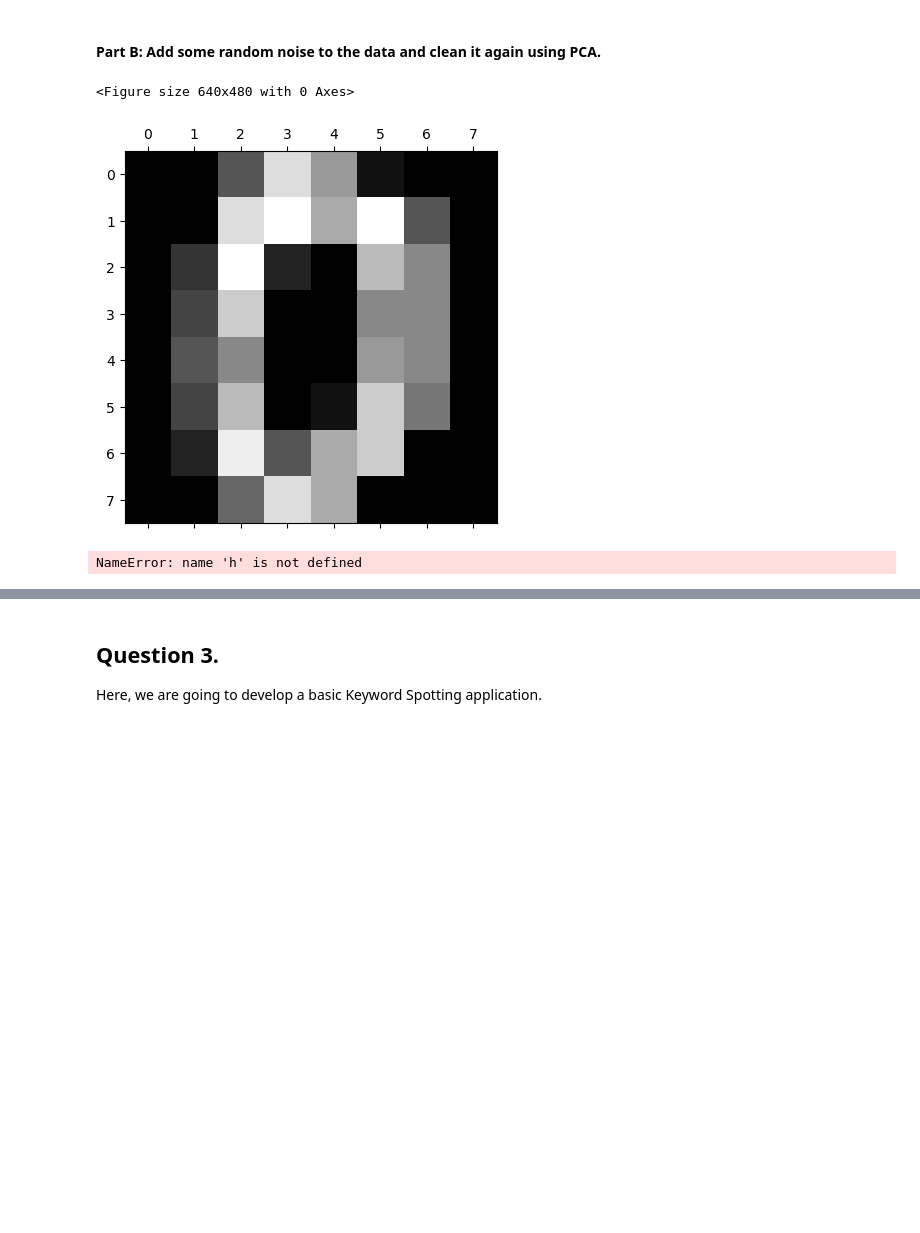
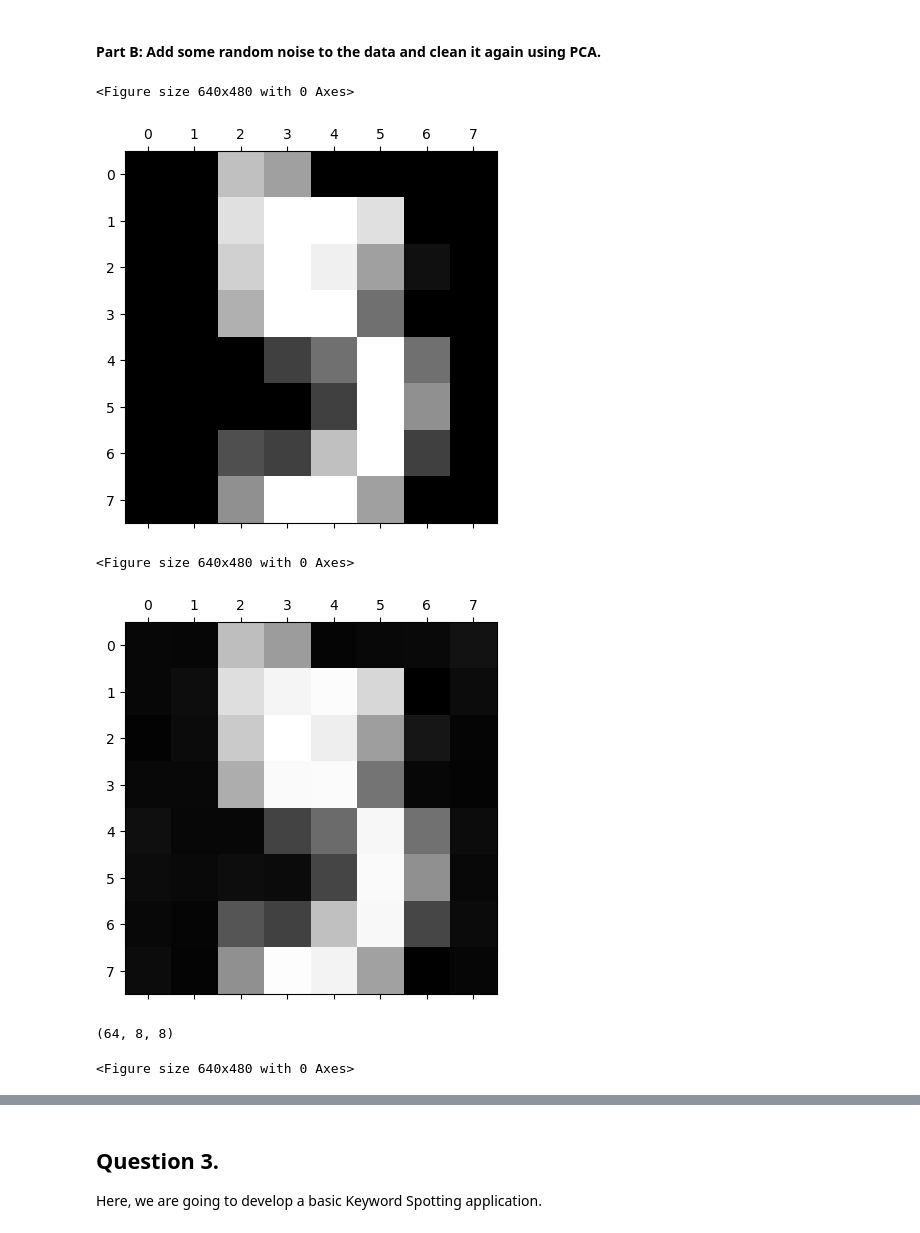
Before and after one commit to FarsanBaloo/DVA256, a Jupyter notebook: EXERCISE3/Exercise 3.ipynb, the cells around one changed output, grey strips where cells are left out. Drawn from its saved outputs; the diff is of its cells as text; code cells hidden in the pictures; blank space fills up the shorter version.

```diff
--- a/EXERCISE3/Exercise 3.ipynb
+++ b/EXERCISE3/Exercise 3.ipynb
@@ -475,10 +472,22 @@ def plot_image(imgData):
     ###
     # Tips: If you want to use the flatten data then you need reshape the data into 8*8 array
 
+
+#def plot_gallery(images, titles, h, w, n_row=3, n_col=4):
+    """plt.figure(figsize=(1.8 * n_col, 2.4 * n_row))
+    plt.subplots_adjust(bottom=0, left=0.01, right=0.99, top=0.90, hspace=0.35)
+    for i in range(n_row * n_col):
+        plt.subplot(n_row, n_col, i + 1)
+        plt.imshow(images[i].reshape((h, w)), cmap=plt.cm.gray)
+        plt.title(titles[i], size=12)
+        plt.xticks(())
+        plt.yticks(())"""
+
+
+
     plt.gray()
     plt.matshow(imgData)
     plt.show()
-
 
 for i, image in enumerate(images):
     plot_image(image)
@@ -571,6 +577,7 @@ visualizePCA(pca_components, digtarget)
 # %% [markdown]
 #### <strong>Part B:</strong> Add some random noise to the data and clean it again using PCA.
 # %%
+
 # PCA is one of the tools to clean noisy data.
 # We will first add some random noise to the data to demonstrate how to clean noisy data using PCA.
 
@@ -580,7 +587,7 @@ visualizePCA(pca_components, digtarget)
 #  INSERT YOUR CODE BELOW                 #
 ###########################################
 
-plot_image(digits.images[0])
+plot_image(digits.images[5])
 
 
 
@@ -608,43 +615,60 @@ def add_noise_to_data(data):
     rng = np.random.RandomState(0)
     noise = rng.normal(scale=0.25, size=data.shape)
     X_noisy = data + noise
+    #new_noisy = np.reshape(X_noisy, (1797, 8, 8))
+
+    return X_noisy
 
     # ploting the noisy face images after computing the principle components
-    X_noisy_faces = X_noisy.reshape((X_noisy.shape[0], h, w))
+    #X_noisy_faces = X_noisy.reshape((X_noisy.shape[0], h, w))
 
-    X_noisy_faces_titles = ["%s" % y[i] for i in range(X_noisy_faces.shape[0])]
-    plot_gallery(X_noisy_faces, X_noisy_faces_titles, h, w)
+    #X_noisy_faces_titles = ["%s" % y[i] for i in range(X_noisy_faces.shape[0])]
+    #plot_gallery(X_noisy_faces, X_noisy_faces_titles, h, w)
 
-    pass
 
 
 ################################################
 #  Call the function to add noise to the data  #
 #  INSERT YOUR CODE BELOW                      #
 ################################################
 
-add_noise_to_data(data.values)
-
+x_noisy = add_noise_to_data(data.values)
+new_noisy = np.reshape(x_noisy, (1797, 8, 8))
 
 ############################################
 #  Call function to plot the noisy image   #
 #  INSERT YOUR CODE BELOW                  #
 ############################################
+
+plot_image(new_noisy[5])
 
 
 
 ###################################
 #  Clean the noisy data using PCA #
 #  INSERT YOUR CODE BELOW         #
 ###################################
 
 
 
+
+#scaledNoisy = StandardScaler().fit_transform(x_noisy)
+n_components=64
+pca = PCA(n_components=n_components)
+principalComponents = pca.fit(x_noisy)
+cleaned_imgs = pca.components_.reshape((n_components, 8,8))
+print(cleaned_imgs.shape)
+
 ##############################################
 #  Call function to plot the filtered image  #
 #  INSERT YOUR CODE BELOW                    #
 ##############################################
+
+plot_image(cleaned_imgs[5])
 # %% [output]
 <Figure size 640x480 with 0 Axes>
-[figure, old version]
+[figure, new version]
-NameError: name 'h' is not defined
+<Figure size 640x480 with 0 Axes>
+[figure, added]
+(64, 8, 8)
+<Figure size 640x480 with 0 Axes>
```
Also changed, not shown: parts of 4 cells of this notebook, 35 other files.
